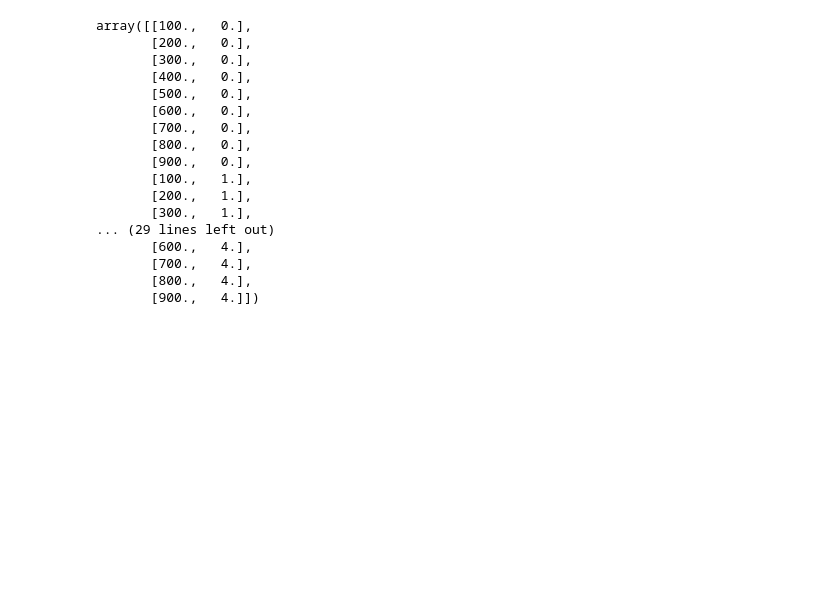
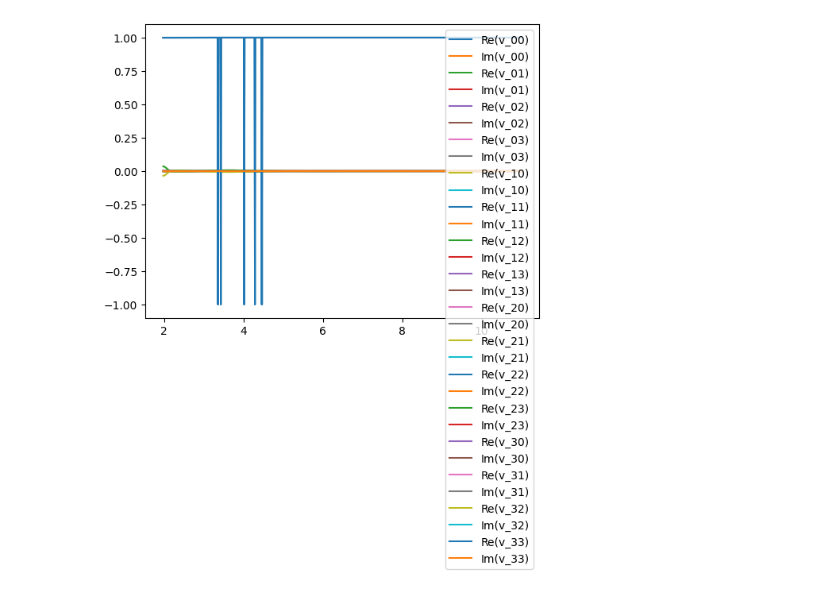
Before and after one commit to andrescorp93/ArHe_Inelastic, a Jupyter notebook: funcs_test.ipynb, the cells around one changed output. Saved outputs shown, nothing was run; the diff lists cells and outputs as text; code cells hidden in the pictures; blank space fills up the shorter version.

```diff
--- a/funcs_test.ipynb
+++ b/funcs_test.ipynb
@@ -34,20 +1,42 @@ array([0.00000000e+00, 9.40330846e+02, 0.00000000e+00, 8.40330846e+02,
-# %%
-np.transpose([np.tile(es, len(js)), np.repeat(js, len(es))])
-# %% [output]
-array([[100.,   0.],
-       [200.,   0.],
-       [300.,   0.],
-       [400.,   0.],
-       [500.,   0.],
-       [600.,   0.],
-       [700.,   0.],
-       [800.,   0.],
-       [900.,   0.],
-       [100.,   1.],
-       [200.,   1.],
-       [300.,   1.],
-... (29 lines left out)
-       [600.,   4.],
-       [700.,   4.],
-       [800.,   4.],
-       [900.,   4.]])
+# %%
+import numpy as np
+import matplotlib.pyplot as plt
+from funcs import *
+from scipy.integrate import solve_ivp, simps
+from scipy.special import spherical_jn as sph_jn, spherical_yn as sph_yn
+from numba import jit
+
+
+def get_state_curve(h, i, x):
+    return np.real(np.diag(h(x))[i])
+
+
+dir = 'H_2_p'
+r, hls, ddrls = load_matrices(dir)
+emin = hls[-1,0,0]
+n = len(hls[0])
+shift = np.array([emin*np.eye(len(hls[0]), dtype=complex)]*len(r))
+vd = (hls-shift)/4.637
+
+hfunc, ddrfunc = matrix_funcs(r, vd, ddrls)
+dr = 0.01
+x = np.arange(np.min(r), np.max(r)+dr, dr)
+emax = np.abs(np.array(hfunc(r[0])[-1,-1]))
+h = hfunc(x)
+eigvals = np.zeros(np.shape(h),dtype=complex)
+eigbas = np.zeros(np.shape(h),dtype=complex)
+omat = np.zeros((len(x)-1,n,n),dtype=complex)
+for i in range(len(x)):
+    e, v = np.linalg.eigh(h[i])
+    eigvals[i] = np.diag(e)
+    eigbas[i] = v
+    if i > 0:
+        omat[i-1] = np.dot(np.matrix(eigbas[i-1]).H, np.matrix(eigbas[i]))
+for i in range(n):
+    for j in range(n):
+        plt.plot(x[1:], np.real(omat[:,i,j]), label=f'Re(v_{i}{j})')
+        plt.plot(x[1:], np.imag(omat[:,i,j]), label=f'Im(v_{i}{j})')
+plt.legend()
+plt.show()
+# %% [output]
+[figure, added]
```
Also changed, not shown: parts of 1 cell of this notebook, 23 other files.
